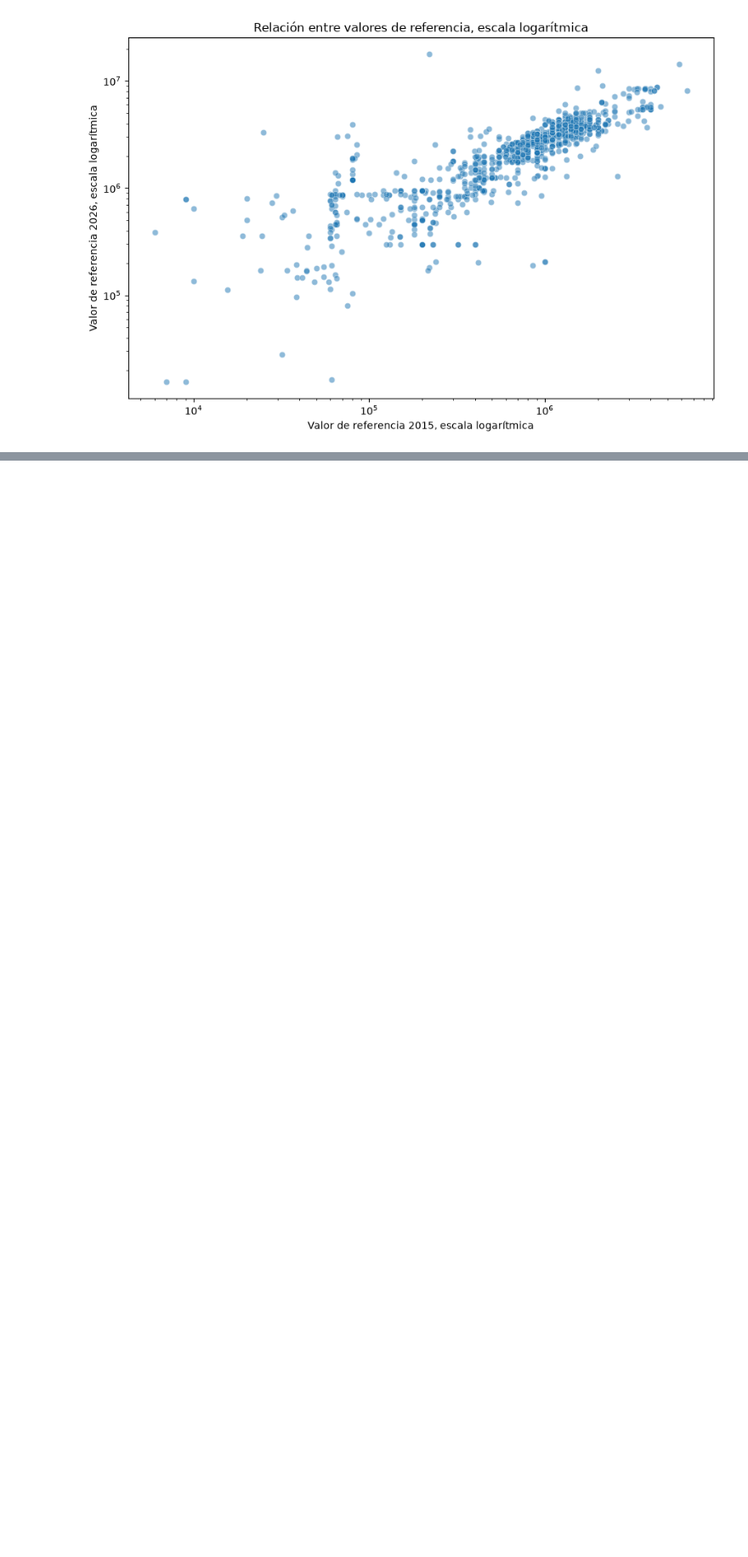
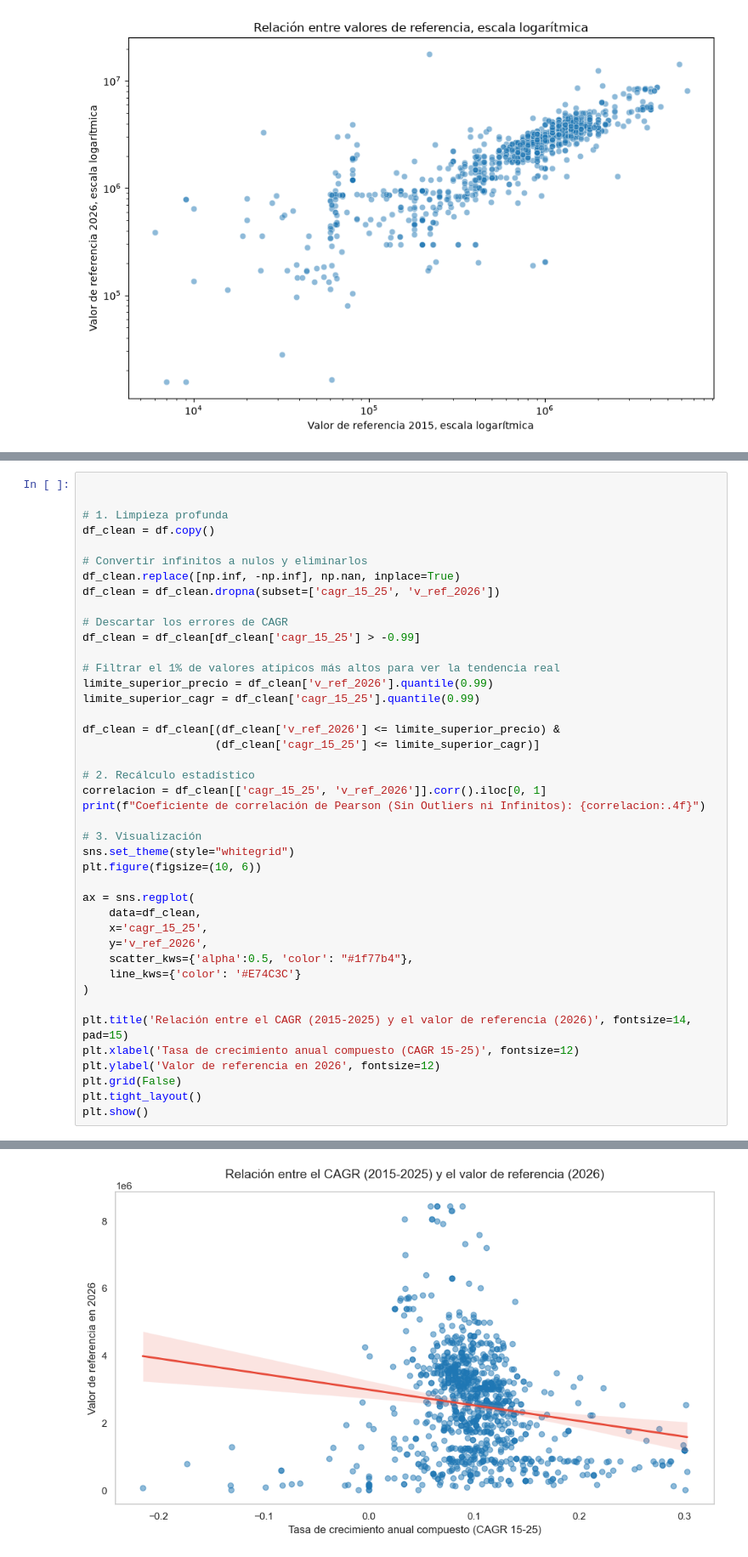
Before and after one commit to Informer20/grupo14-hipervalorizacion-bogota, a Jupyter notebook: notebooks/02_exploracion_datos_finales.ipynb, the cells around one changed output, grey strips where cells are left out. Shown at 85% size. Saved outputs shown, nothing was run; the diff lists cells and outputs as text; blank space fills up the shorter version.

```diff
--- a/notebooks/02_exploracion_datos_finales.ipynb
+++ b/notebooks/02_exploracion_datos_finales.ipynb
@@ -515,0 +528,43 @@ plt.show()
+# %%
+
+
+# 1. Limpieza profunda
+df_clean = df.copy()
+
+# Convertir infinitos a nulos y eliminarlos
+df_clean.replace([np.inf, -np.inf], np.nan, inplace=True)
+df_clean = df_clean.dropna(subset=['cagr_15_25', 'v_ref_2026'])
+
+# Descartar los errores de CAGR
+df_clean = df_clean[df_clean['cagr_15_25'] > -0.99]
+
+# Filtrar el 1% de valores atípicos más altos para ver la tendencia real
+limite_superior_precio = df_clean['v_ref_2026'].quantile(0.99)
+limite_superior_cagr = df_clean['cagr_15_25'].quantile(0.99)
+
+df_clean = df_clean[(df_clean['v_ref_2026'] <= limite_superior_precio) &
+                    (df_clean['cagr_15_25'] <= limite_superior_cagr)]
+
+# 2. Recálculo estadístico
+correlacion = df_clean[['cagr_15_25', 'v_ref_2026']].corr().iloc[0, 1]
+print(f"Coeficiente de correlación de Pearson (Sin Outliers ni Infinitos): {correlacion:.4f}")
+
+# 3. Visualización
+sns.set_theme(style="whitegrid")
+plt.figure(figsize=(10, 6))
+
+ax = sns.regplot(
+    data=df_clean,
+    x='cagr_15_25',
+    y='v_ref_2026',
+    scatter_kws={'alpha':0.5, 'color': "#1f77b4"},
+    line_kws={'color': '#E74C3C'}
+)
+
+plt.title('Relación entre el CAGR (2015-2025) y el valor de referencia (2026)', fontsize=14, pad=15)
+plt.xlabel('Tasa de crecimiento anual compuesto (CAGR 15-25)', fontsize=12)
+plt.ylabel('Valor de referencia en 2026', fontsize=12)
+plt.grid(False)
+plt.tight_layout()
+plt.show()
+# %% [output]
@@ -515,0 +572 @@ plt.show()
+[figure, added]
```
Also changed, not shown: parts of 17 cells of this notebook.
